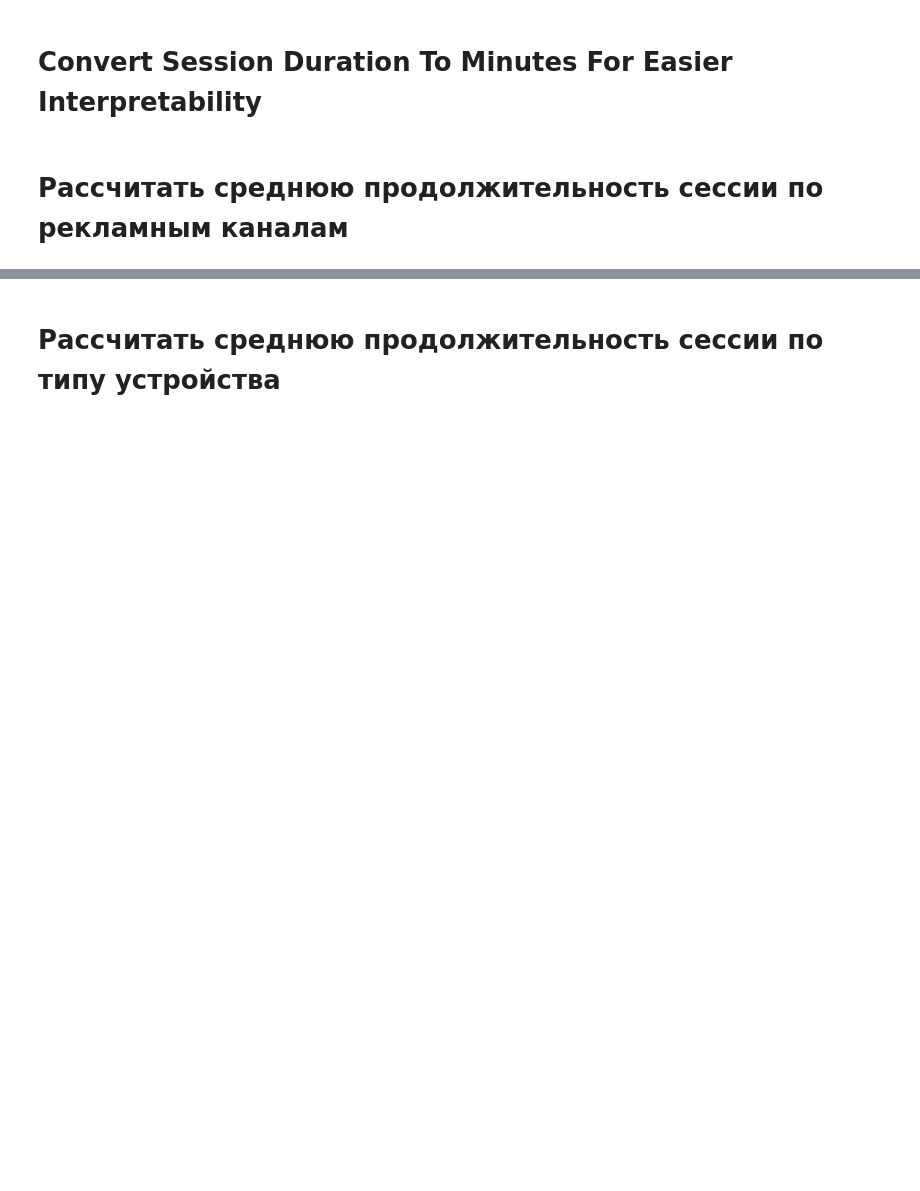
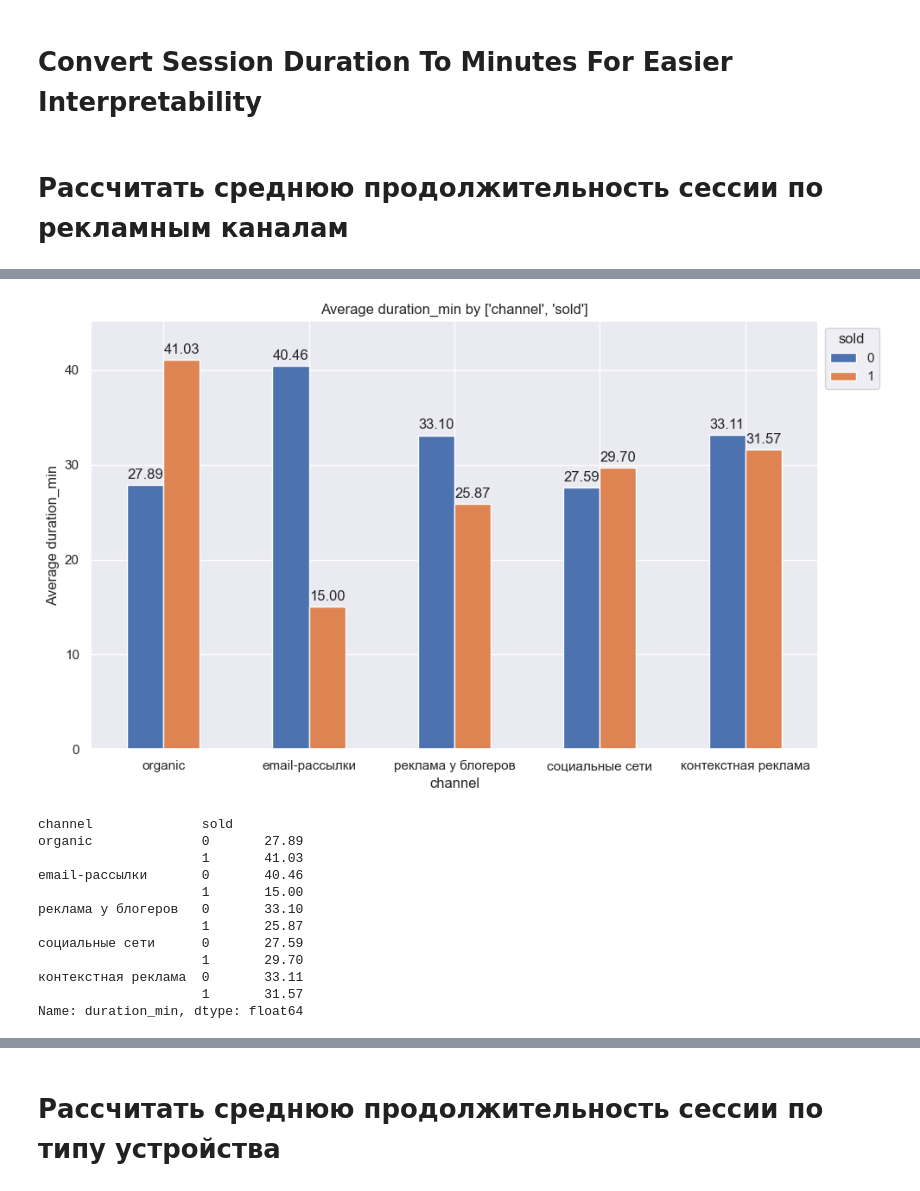
Before and after one commit to abrormaksudov/data_analysis_yl, a Jupyter notebook: part_3.ipynb, the cells around one changed output, grey strips where cells are left out. Saved outputs shown, nothing was run; the diff lists cells and outputs as text; code cells hidden in the pictures; blank space fills up the shorter version.

```diff
--- a/part_3.ipynb
+++ b/part_3.ipynb
@@ -357,5 +378,19 @@ calculate_average_metric(df, metric_col='duration_min', groupby_cols='channel',
 # %%
 calculate_average_metric(df, metric_col='duration_min', groupby_cols=['channel', 'sold'],
-                         visualize=True, save=True, category_order=channel_order_by_cost)
+                         visualize=True, save=False, category_order=channel_order_by_cost)
+# %% [output]
+[figure, added]
+channel              sold
+organic              0       27.89
+                     1       41.03
+email-рассылки       0       40.46
+                     1       15.00
+реклама у блогеров   0       33.10
+                     1       25.87
+социальные сети      0       27.59
+                     1       29.70
+контекстная реклама  0       33.11
+                     1       31.57
+Name: duration_min, dtype: float64
 # %%
 calculate_average_metric(df, metric_col='duration_min', groupby_cols=['channel', 'region'],
```
Also changed, not shown: parts of 14 cells of this notebook, 17 other files.
